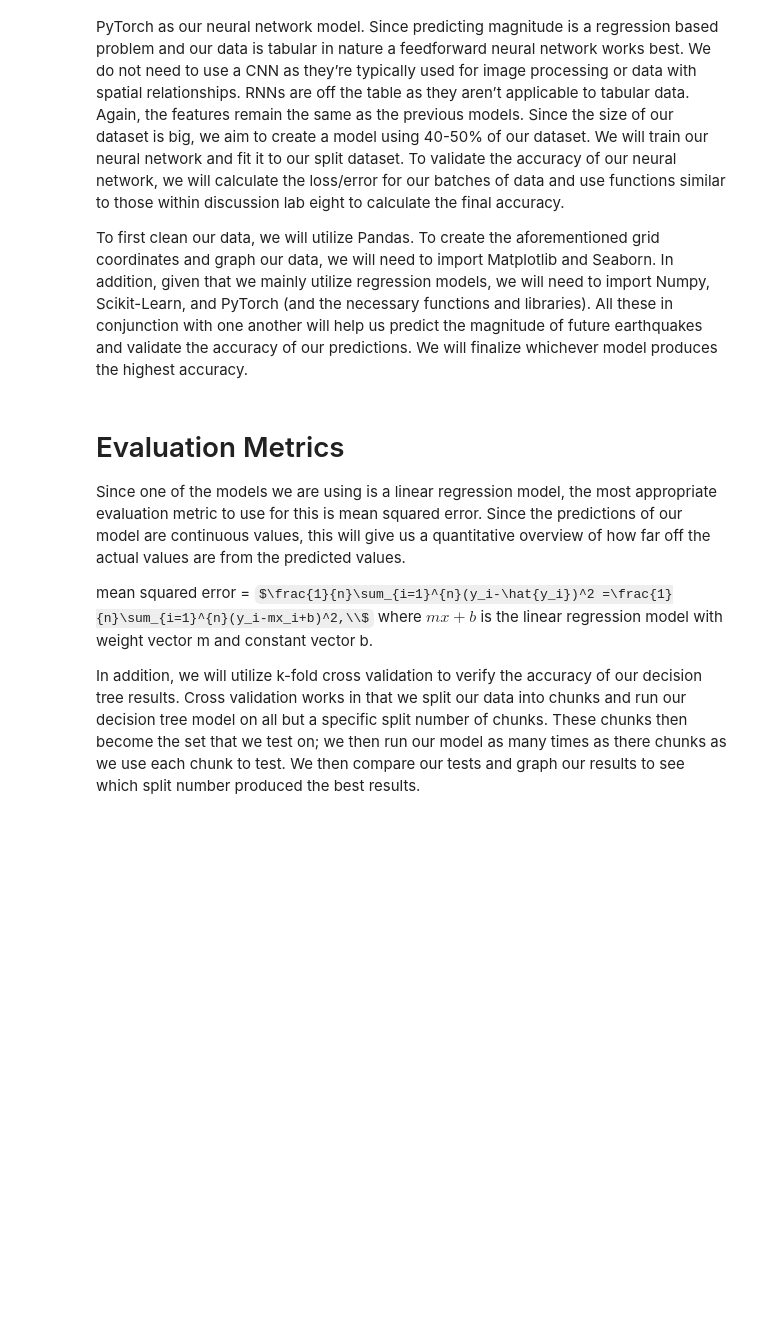
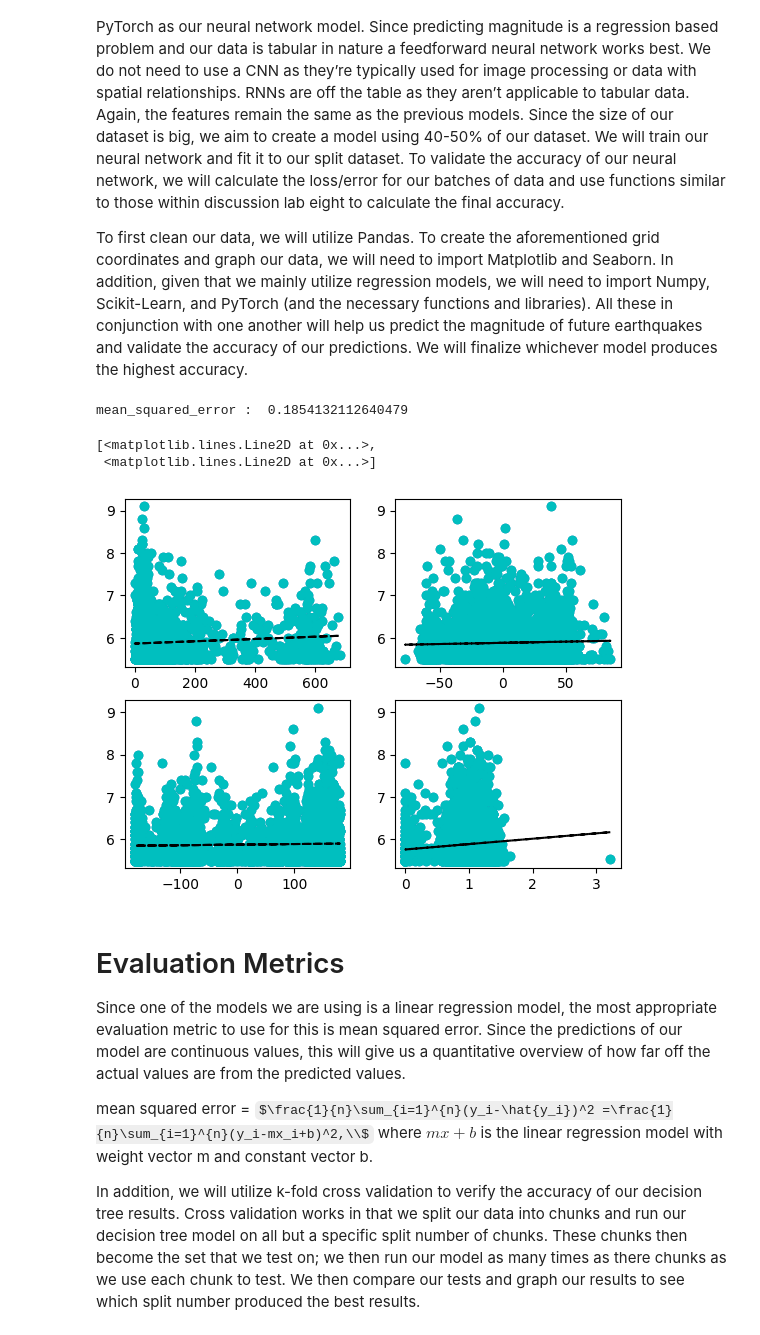
Before and after one commit to COGS118A/Group003-Wi23, a Jupyter notebook: CheckpointGroup003-Wi23.ipynb, the cells around one changed output. Saved outputs shown, nothing was run; the diff lists cells and outputs as text; code cells hidden in the pictures; some formulas as TeX source; blank space fills up the shorter version.

Commit message:
Linear Regression added

```diff
--- a/CheckpointGroup003-Wi23.ipynb
+++ b/CheckpointGroup003-Wi23.ipynb
@@ -99,6 +100,58 @@ On the other hand, we plan on using a regression decision tree. This model is si
 Finally, after researching, we decided to use feedforward neural networks featured in PyTorch as our neural network model. Since predicting magnitude is a regression based problem and our data is tabular in nature a feedforward neural network works best. We do not need to use a CNN as they’re typically used for image processing or data with spatial relationships. RNNs are off the table as they aren’t applicable to tabular data. Again, the features remain the same as the previous models. Since the size of our dataset is big, we aim to create a model using 40-50% of our dataset. We will train our neural network and fit it to our split dataset. To validate the accuracy of our neural network, we will calculate the loss/error for our batches of data and use functions similar to those within discussion lab eight to calculate the final accuracy.
 
 To first clean our data, we will utilize Pandas. To create the aforementioned grid coordinates and graph our data, we will need to import Matplotlib and Seaborn. In addition, given that we mainly utilize regression models, we will need to import Numpy, Scikit-Learn, and PyTorch (and the necessary functions and libraries). All these in conjunction with one another will help us predict the magnitude of future earthquakes and validate the accuracy of our predictions. We will finalize whichever model produces the highest accuracy.
+# %%
+import numpy as np
+from matplotlib import pyplot as plt
+from sklearn.model_selection import train_test_split
+from sklearn import linear_model
+from sklearn.model_selection import train_test_split
+from sklearn.metrics import mean_squared_error, mean_absolute_error
+from sklearn.preprocessing import OneHotEncoder
+
+lin_model = linear_model.LinearRegression()
+X = data.drop(labels = ['Magnitude','Magnitude Type','Grid Location'], axis=1)
+y = data['Magnitude']
+
+X_train, X_test, y_train, y_test = train_test_split(X, y, test_size = 0.4, random_state = 42)
+
+lin_model.fit(X_train, y_train)
+y_pred = lin_model.predict(X_test)
+
+print(
+  'mean_squared_error : ', mean_squared_error(y_test, y_pred))
+# %% [output]
+mean_squared_error :  0.1854132112640479
+# %%
+fig, axs = plt.subplots(nrows = 2, ncols = 2, sharex = False, sharey = False)
+
+axs[0, 0].scatter(X_train['Depth'], y_train)
+m,b = np.polyfit(X_train['Depth'], y_train, 1)
+coef = np.polyfit(X_train['Depth'], y_train,1)
+poly1d_fn = np.poly1d(coef)
+axs[0, 0].plot(X_train['Depth'], y_train, 'co', X_train['Depth'], poly1d_fn(X_train['Depth']), '--k')
+
+axs[0, 1].scatter(X_train['Latitude'], y_train)
+m,b = np.polyfit(X_train['Latitude'], y_train, 1)
+coef = np.polyfit(X_train['Latitude'], y_train,1)
+poly1d_fn = np.poly1d(coef)
+axs[0, 1].plot(X_train['Latitude'], y_train, 'co', X_train['Latitude'], poly1d_fn(X_train['Latitude']), '--k')
+
+axs[1, 0].scatter(X_train['Longitude'], y_train)
+m,b = np.polyfit(X_train['Longitude'], y_train, 1)
+coef = np.polyfit(X_train['Longitude'], y_train,1)
+poly1d_fn = np.poly1d(coef)
+axs[1, 0].plot(X_train['Longitude'], y_train, 'co', X_train['Longitude'], poly1d_fn(X_train['Longitude']), '--k')
+
+axs[1, 1].scatter(X_train['Root Mean Square'], y_train)
+m,b = np.polyfit(X_train['Root Mean Square'], y_train, 1)
+coef = np.polyfit(X_train['Root Mean Square'], y_train,1)
+poly1d_fn = np.poly1d(coef)
+axs[1, 1].plot(X_train['Root Mean Square'], y_train, 'co', X_train['Root Mean Square'], poly1d_fn(X_train['Root Mean Square']), '--k')
+# %% [output]
+[<matplotlib.lines.Line2D at 0x...>,
+ <matplotlib.lines.Line2D at 0x...>]
+[figure, added]
 # %% [markdown]
 # Evaluation Metrics
 
```
Also changed, not shown: parts of 1 cell of this notebook.
